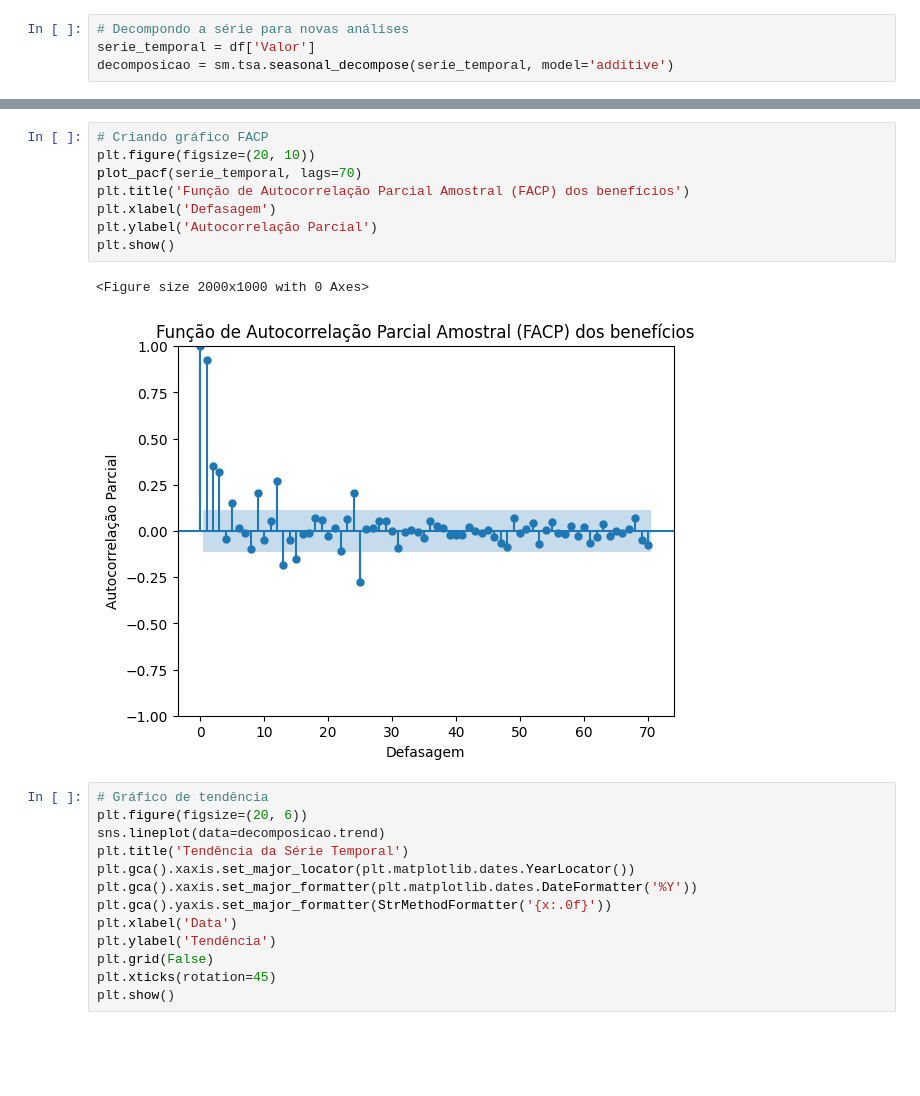
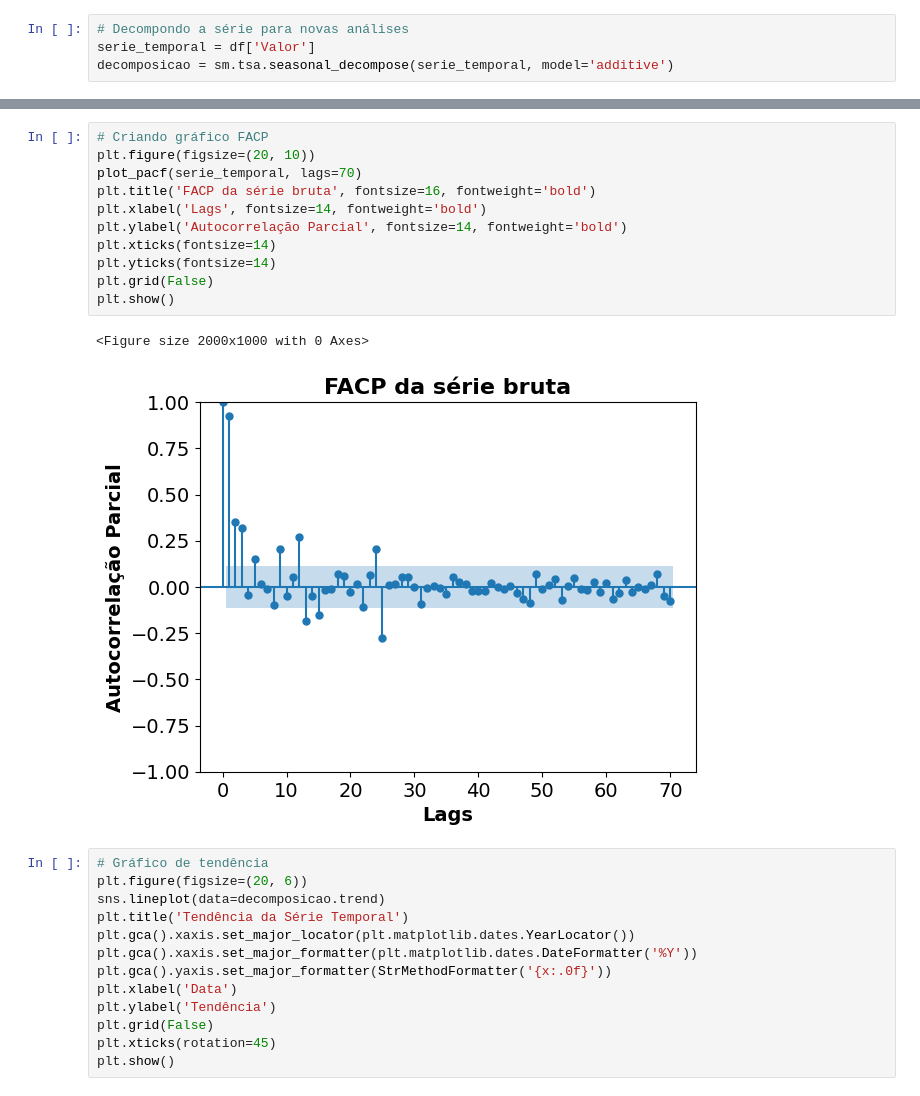
Before and after one commit to victordornelos/tcc_cap3, a Jupyter notebook: cap3.ipynb, the cells around one changed output, grey strips where cells are left out. Cells and saved outputs as stored; diff of their text form; blank space fills up the shorter version.

```diff
--- a/cap3.ipynb
+++ b/cap3.ipynb
@@ -210,14 +212,17 @@ plt.show()
 # %%
 # Criando gráfico FACP
 plt.figure(figsize=(20, 10))
 plot_pacf(serie_temporal, lags=70)
-plt.title('Função de Autocorrelação Parcial Amostral (FACP) dos benefícios')
-plt.xlabel('Defasagem')
-plt.ylabel('Autocorrelação Parcial')
+plt.title('FACP da série bruta', fontsize=16, fontweight='bold')
+plt.xlabel('Lags', fontsize=14, fontweight='bold')
+plt.ylabel('Autocorrelação Parcial', fontsize=14, fontweight='bold')
+plt.xticks(fontsize=14)
+plt.yticks(fontsize=14)
+plt.grid(False)
 plt.show()
 # %% [output]
 <Figure size 2000x1000 with 0 Axes>
-[figure, old version]
+[figure, new version]
 # %%
 # Gráfico de tendência
 plt.figure(figsize=(20, 6))
```
Also changed, not shown: parts of 5 cells of this notebook, 1 other file.
